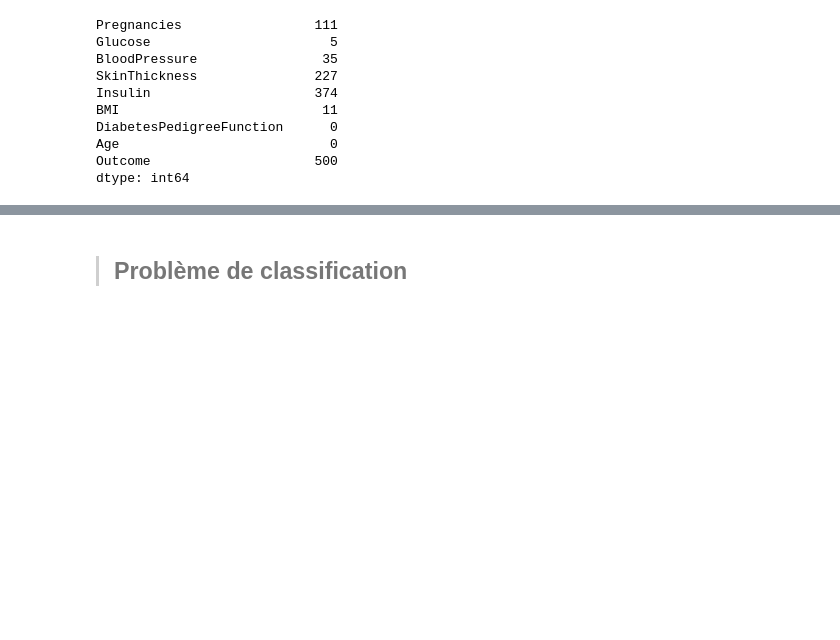
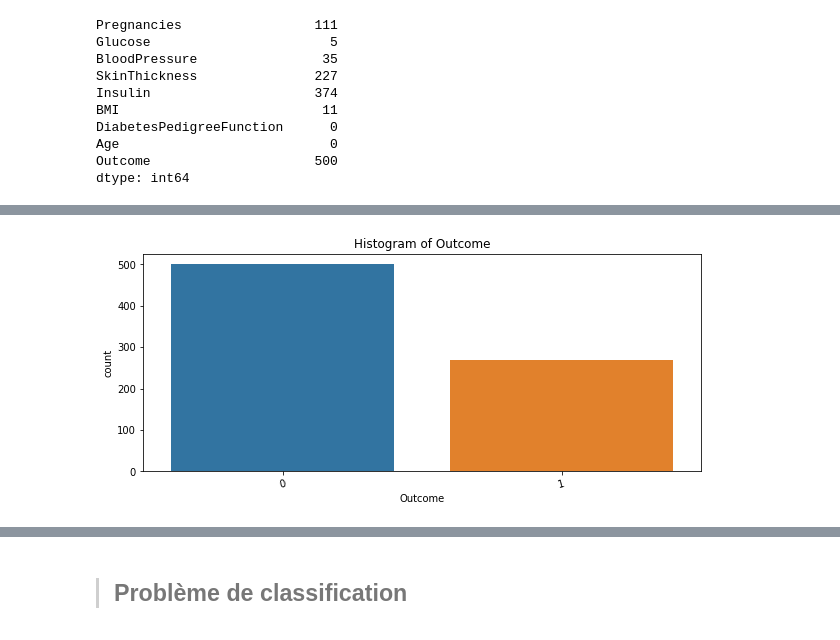
Before and after one commit to JeremCab/ModelisationMathBUT, a Jupyter notebook: TP/0_IntroSKL_CORR.ipynb, the cells around one changed output, grey strips where cells are left out. Cells and saved outputs as stored; diff of their text form; code cells hidden in the pictures; blank space fills up the shorter version.

```diff
--- a/TP/0_IntroSKL_CORR.ipynb
+++ b/TP/0_IntroSKL_CORR.ipynb
@@ -215,0 +211,12 @@ plt.plot()
+# %%
+# histogram of Outcome variable
+plt.figure(figsize=(10, 4))
+
+plt.title('Histogram of Outcome')
+sns.countplot(df.Outcome, order=df.Outcome.value_counts().index)
+plt.xticks(rotation = 15)
+
+plt.show()
+# the variable Outcome is imbalanced
+# %% [output]
+[figure, added]
```
Also changed, not shown: parts of 45 cells of this notebook, 1 other file.
